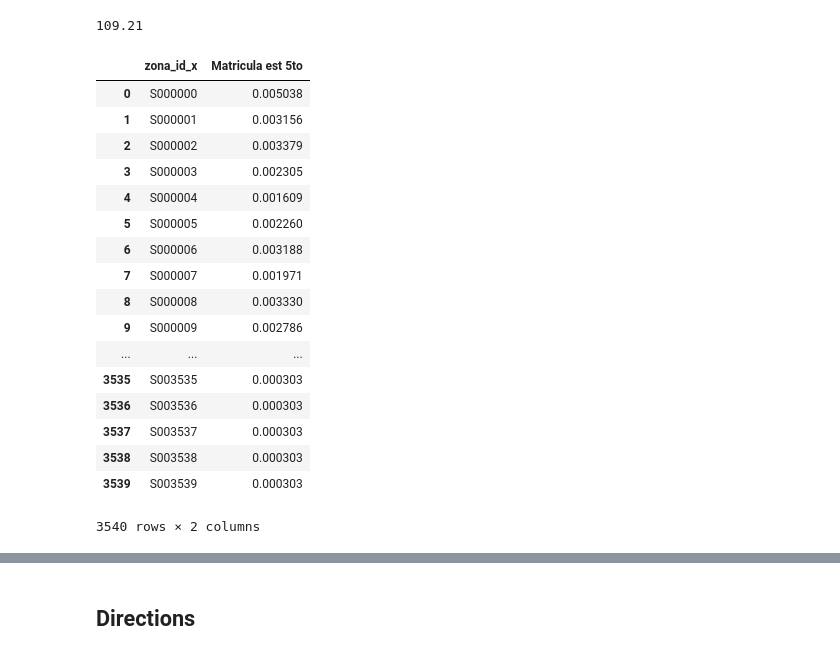
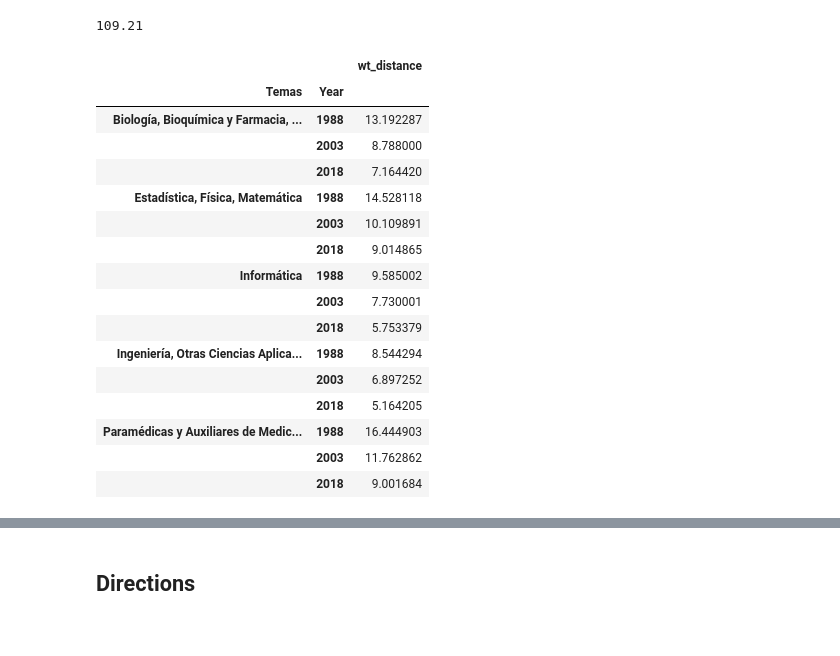
Before and after one commit to matuteiglesias/datosARG_Educacion, a Jupyter notebook: Routing.ipynb, the cells around one changed output, grey strips where cells are left out. Saved outputs shown, nothing was run; the diff lists cells and outputs as text; code cells hidden in the pictures.

```diff
--- a/Routing.ipynb
+++ b/Routing.ipynb
@@ -133,29 +133,44 @@ _*5./1000
 # %% [output]
 109.21
 # %%
-pd.concat(results).merge(estudiantesxzona)
-estudiantesxzona =
-# estudiantesxzona = escuelas[['zona_id_x', 'Matricula est 5to']].groupby('zona_id_x').sum()
-# estudiantesxzona_wt = (estudiantesxzona/estudiantesxzona.sum()).reset_index()
+# pd.concat(results).merge(estudiantesxzona)
+# estudiantesxzona =
+estudiantesxzona = escuelas[['zona_id_x', 'Matricula est 5to']].groupby('zona_id_x').sum()
+# estudiantesxzona_wt = (estudiantesxzona/estudiantesxzona.sum()).reset_index().rename(columns = {'Matricula est 5to': 'Fraction_of_students\nschool_zone'})
-# %% [output]
-|  | zona_id_x | Matricula est 5to |
-| 0 | S000000 | 0.005038 |
-| 1 | S000001 | 0.003156 |
-| 2 | S000002 | 0.003379 |
-| 3 | S000003 | 0.002305 |
-| 4 | S000004 | 0.001609 |
-| 5 | S000005 | 0.002260 |
-| 6 | S000006 | 0.003188 |
-| 7 | S000007 | 0.001971 |
-| 8 | S000008 | 0.003330 |
-| 9 | S000009 | 0.002786 |
-| ... | ... | ... |
-| 3535 | S003535 | 0.000303 |
-| 3536 | S003536 | 0.000303 |
-| 3537 | S003537 | 0.000303 |
-| 3538 | S003538 | 0.000303 |
-| 3539 | S003539 | 0.000303 |
-3540 rows × 2 columns
+# %%
+results_wstud = pd.concat(results).merge(estudiantesxzona.reset_index())
+# part_weighted.groupby(['Temas', 'Year']).nunique()
+# %%
+n_alternatives = results_wstud.groupby(['zona_id_x','Temas', 'Year'])['zona_id_y'].count().reset_index().rename(columns = {'zona_id_y': 'n_alternatives_tema_yr'})
+n_students = results_wstud.groupby(['zona_id_x','Temas', 'Year'])['Matricula est 5to'].mean().reset_index().rename(columns = {'Matricula est 5to': 'n_students'})
+# %%
+f_students = n_students.groupby('zona_id_x')[['n_students']].mean()
+f_students = (f_students/f_students.sum()).rename(columns = {'n_students': 'f_students'}).reset_index()
+# %%
+weighted = results_wstud.merge(n_alternatives, on = ['zona_id_x','Temas', 'Year']).merge(f_students, on = 'zona_id_x')
+weighted['f_students_alternative_tema_yr'] = weighted['f_students'] / weighted['n_alternatives_tema_yr']
+# %%
+weighted['wt_distance'] = weighted['distance_km']*weighted['f_students_alternative_tema_yr']
+weighted.groupby(['Temas', 'Year'])[['wt_distance']].sum()
+# weighted.groupby(['Temas', 'Year'])[['f_students_alternative_tema_yr']].sum()
+# %% [output]
+|  |  | wt_distance |
+| Temas | Year |  |
+| Biología, Bioquímica y Farmacia, ... | 1988 | 13.192287 |
+|  | 2003 | 8.788000 |
+|  | 2018 | 7.164420 |
+| Estadística, Física, Matemática | 1988 | 14.528118 |
+|  | 2003 | 10.109891 |
+|  | 2018 | 9.014865 |
+| Informática | 1988 | 9.585002 |
+|  | 2003 | 7.730001 |
+|  | 2018 | 5.753379 |
+| Ingeniería, Otras Ciencias Aplica... | 1988 | 8.544294 |
+|  | 2003 | 6.897252 |
+|  | 2018 | 5.164205 |
+| Paramédicas y Auxiliares de Medic... | 1988 | 16.444903 |
+|  | 2003 | 11.762862 |
+|  | 2018 | 9.001684 |
 # %%
 pd.concat(results).groupby(['Temas', 'Year'])['distance_km'].describe().round(1)
 # %% [output]
```
Also changed, not shown: parts of 3 cells of this notebook, 1 other file.
